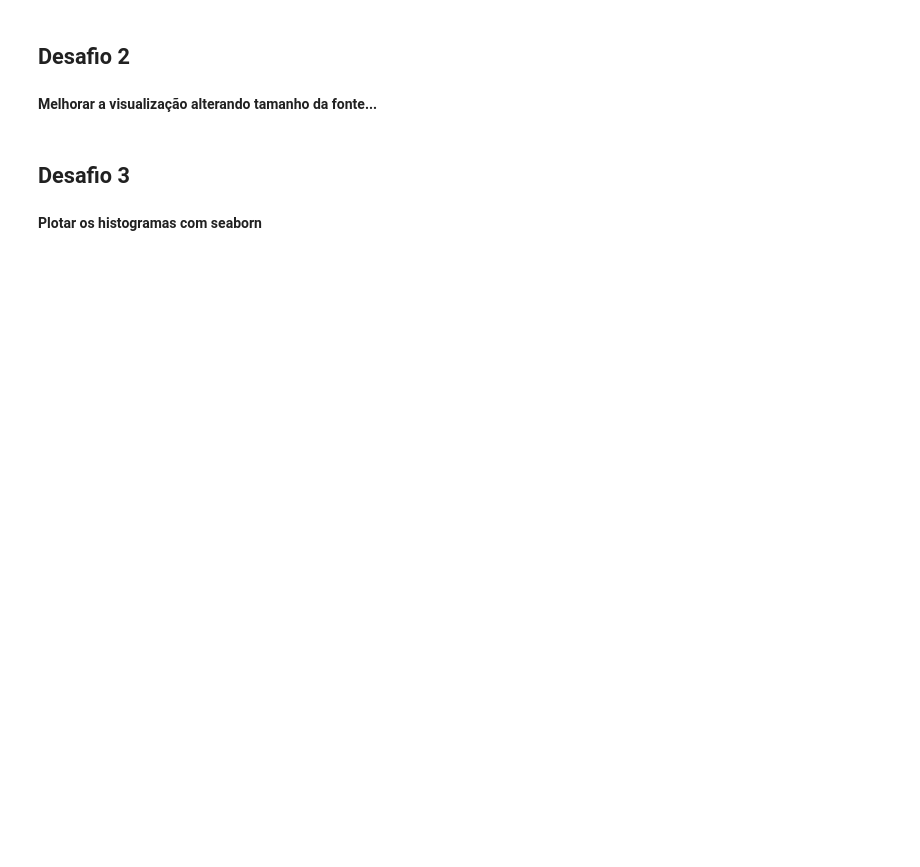
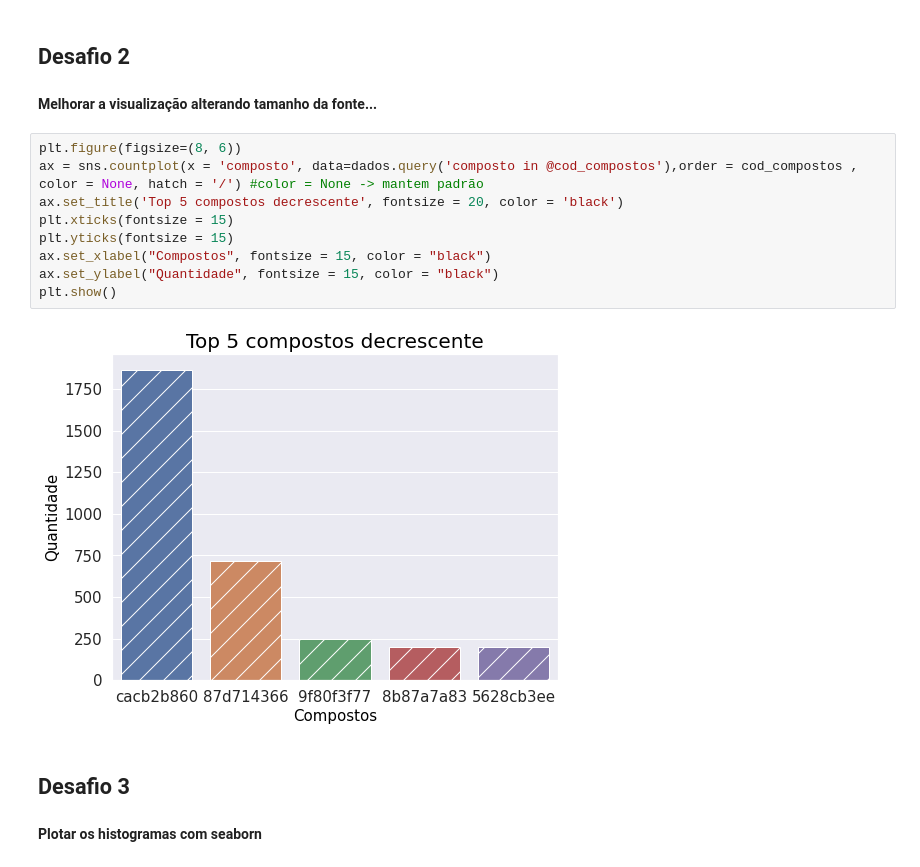
Before and after one commit to LincolnVS/ImersaoDadosAlura, a Jupyter notebook: Aula_02_Desafios.ipynb, the cells around one changed output. Drawn from its saved outputs; the diff is of its cells as text; blank space fills up the shorter version.

```diff
--- a/Aula_02_Desafios.ipynb
+++ b/Aula_02_Desafios.ipynb
@@ -37,6 +83,17 @@ dados = pd.read_csv(url_dados, compression = 'zip')
 ## Desafio 2
 # %% [markdown]
 **Melhorar a visualização alterando tamanho da fonte...**
+# %%
+plt.figure(figsize=(8, 6))
+ax = sns.countplot(x = 'composto', data=dados.query('composto in @cod_compostos'),order = cod_compostos , color = None, hatch = '/') #color = None -> mantem padrão
+ax.set_title('Top 5 compostos decrescente', fontsize = 20, color = 'black')
+plt.xticks(fontsize = 15)
+plt.yticks(fontsize = 15)
+ax.set_xlabel("Compostos", fontsize = 15, color = "black")
+ax.set_ylabel("Quantidade", fontsize = 15, color = "black")
+plt.show()
+# %% [output]
+[figure, added]
 # %% [markdown]
 ## Desafio 3
 # %% [markdown]
```
Also changed, not shown: parts of 12 cells of this notebook.
